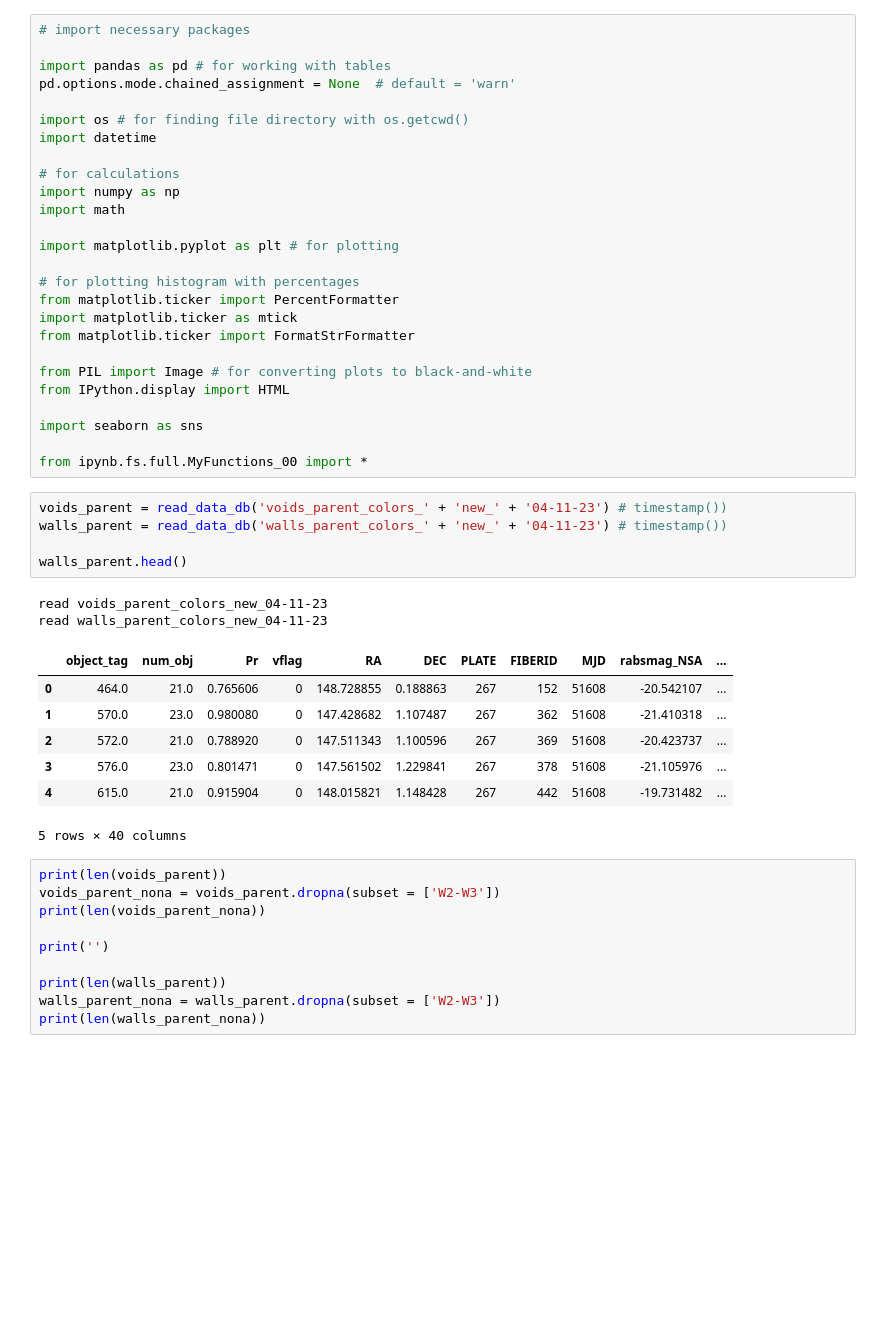
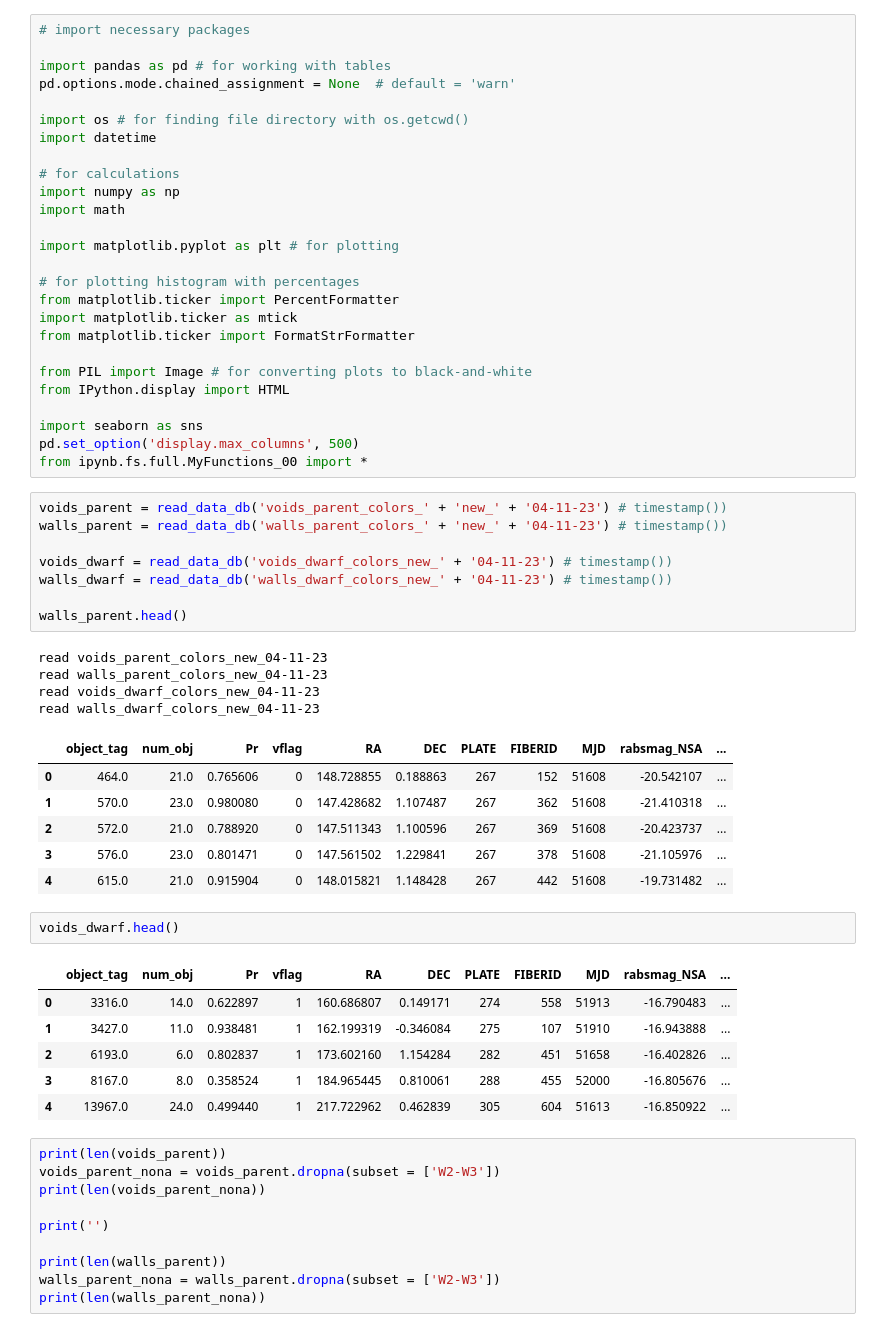
Before and after one commit to MaserResearchConstax23/anishVoidAGN, a Jupyter notebook: 15_ColorColorDiagram.ipynb, the cells around one changed output. Drawn from its saved outputs; the diff is of its cells as text; blank space fills up the shorter version.

```diff
--- a/15_ColorColorDiagram.ipynb
+++ b/15_ColorColorDiagram.ipynb
@@ -22,23 +22,36 @@ from PIL import Image # for converting plots to black-and-white
 from IPython.display import HTML
 
 import seaborn as sns
-
+pd.set_option('display.max_columns', 500)
 from ipynb.fs.full.MyFunctions_00 import *
 # %%
 voids_parent = read_data_db('voids_parent_colors_' + 'new_' + '04-11-23') # timestamp())
 walls_parent = read_data_db('walls_parent_colors_' + 'new_' + '04-11-23') # timestamp())
 
+voids_dwarf = read_data_db('voids_dwarf_colors_new_' + '04-11-23') # timestamp())
+walls_dwarf = read_data_db('walls_dwarf_colors_new_' + '04-11-23') # timestamp())
+
 walls_parent.head()
 # %% [output]
 read voids_parent_colors_new_04-11-23
 read walls_parent_colors_new_04-11-23
+read voids_dwarf_colors_new_04-11-23
+read walls_dwarf_colors_new_04-11-23
 |  | object_tag | num_obj | Pr | vflag | RA | DEC | PLATE | FIBERID | MJD | rabsmag_NSA | ... |
 | 0 | 464.0 | 21.0 | 0.765606 | 0 | 148.728855 | 0.188863 | 267 | 152 | 51608 | -20.542107 | ... |
 | 1 | 570.0 | 23.0 | 0.980080 | 0 | 147.428682 | 1.107487 | 267 | 362 | 51608 | -21.410318 | ... |
 | 2 | 572.0 | 21.0 | 0.788920 | 0 | 147.511343 | 1.100596 | 267 | 369 | 51608 | -20.423737 | ... |
 | 3 | 576.0 | 23.0 | 0.801471 | 0 | 147.561502 | 1.229841 | 267 | 378 | 51608 | -21.105976 | ... |
 | 4 | 615.0 | 21.0 | 0.915904 | 0 | 148.015821 | 1.148428 | 267 | 442 | 51608 | -19.731482 | ... |
-5 rows × 40 columns
+# %%
+voids_dwarf.head()
+# %% [output]
+|  | object_tag | num_obj | Pr | vflag | RA | DEC | PLATE | FIBERID | MJD | rabsmag_NSA | ... |
+| 0 | 3316.0 | 14.0 | 0.622897 | 1 | 160.686807 | 0.149171 | 274 | 558 | 51913 | -16.790483 | ... |
+| 1 | 3427.0 | 11.0 | 0.938481 | 1 | 162.199319 | -0.346084 | 275 | 107 | 51910 | -16.943888 | ... |
+| 2 | 6193.0 | 6.0 | 0.802837 | 1 | 173.602160 | 1.154284 | 282 | 451 | 51658 | -16.402826 | ... |
+| 3 | 8167.0 | 8.0 | 0.358524 | 1 | 184.965445 | 0.810061 | 288 | 455 | 52000 | -16.805676 | ... |
+| 4 | 13967.0 | 24.0 | 0.499440 | 1 | 217.722962 | 0.462839 | 305 | 604 | 51613 | -16.850922 | ... |
 # %%
 print(len(voids_parent))
 voids_parent_nona = voids_parent.dropna(subset = ['W2-W3'])
```
Also changed, not shown: parts of 3 cells of this notebook, 30 other files.
